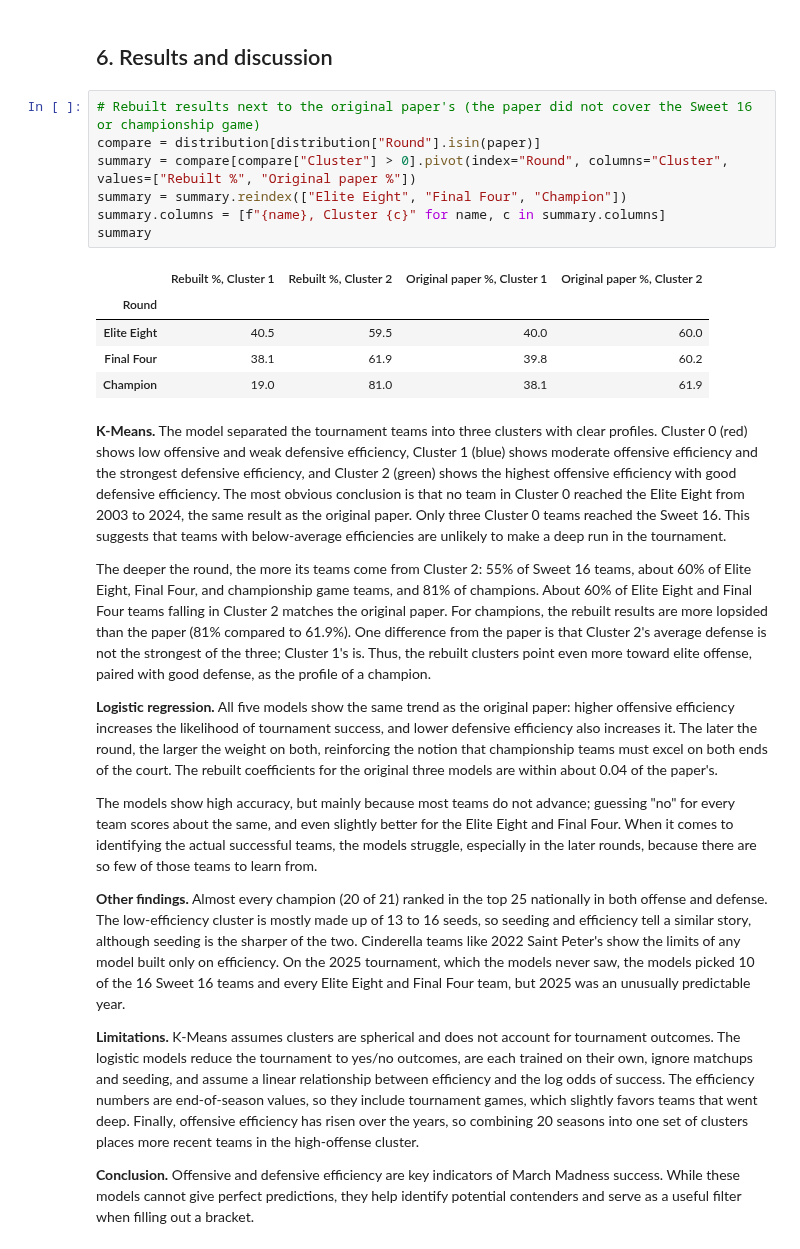
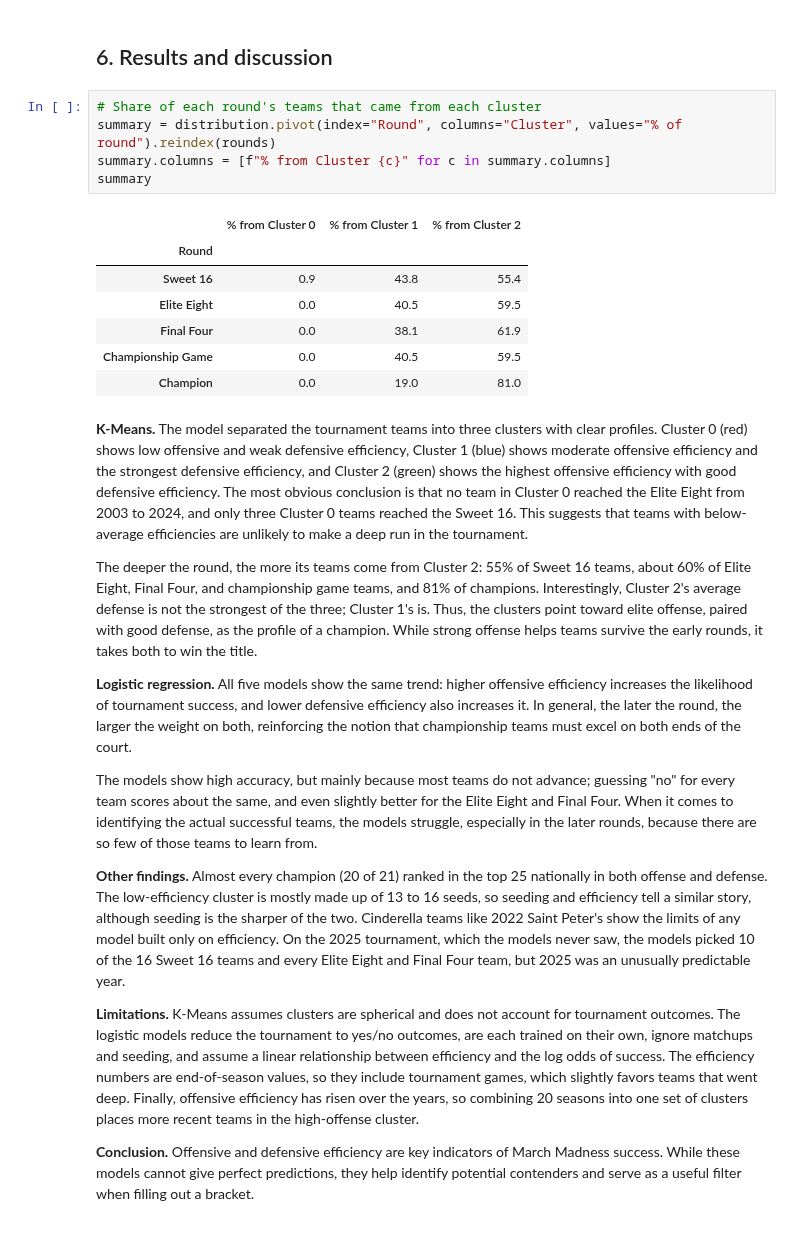
Before and after one commit to ColeDiGregorio/march-madness-analysis, a Jupyter notebook: march_madness.ipynb, the cells around one changed output. Cells and saved outputs as stored; diff of their text form.

```diff
--- a/march_madness.ipynb
+++ b/march_madness.ipynb
@@ -685,38 +653,37 @@ print("Average offensive efficiency of tournament teams:",
 Average offensive efficiency of tournament teams: {2003: 109.9, 2025: 116.2}
 # %% [markdown]
 ## 6. Results and discussion
-# %%
-# Rebuilt results next to the original paper's (the paper did not cover the Sweet 16 or championship game)
-compare = distribution[distribution["Round"].isin(paper)]
-summary = compare[compare["Cluster"] > 0].pivot(index="Round", columns="Cluster", values=["Rebuilt %", "Original paper %"])
-summary = summary.reindex(["Elite Eight", "Final Four", "Champion"])
-summary.columns = [f"{name}, Cluster {c}" for name, c in summary.columns]
-summary
-# %% [output]
-|  | Rebuilt %, Cluster 1 | Rebuilt %, Cluster 2 | Original paper %, Cluster 1 | Original paper %, Cluster 2 |
-| Round |  |  |  |  |
-| Elite Eight | 40.5 | 59.5 | 40.0 | 60.0 |
-| Final Four | 38.1 | 61.9 | 39.8 | 60.2 |
-| Champion | 19.0 | 81.0 | 38.1 | 61.9 |
+# %%
+# Share of each round's teams that came from each cluster
+summary = distribution.pivot(index="Round", columns="Cluster", values="% of round").reindex(rounds)
+summary.columns = [f"% from Cluster {c}" for c in summary.columns]
+summary
+# %% [output]
+|  | % from Cluster 0 | % from Cluster 1 | % from Cluster 2 |
+| Round |  |  |  |
+| Sweet 16 | 0.9 | 43.8 | 55.4 |
+| Elite Eight | 0.0 | 40.5 | 59.5 |
+| Final Four | 0.0 | 38.1 | 61.9 |
+| Championship Game | 0.0 | 40.5 | 59.5 |
+| Champion | 0.0 | 19.0 | 81.0 |
 # %% [markdown]
 **K-Means.** The model separated the tournament teams into three clusters with clear profiles. Cluster 0 (red)
 shows low offensive and weak defensive efficiency, Cluster 1 (blue) shows moderate offensive efficiency and the
 strongest defensive efficiency, and Cluster 2 (green) shows the highest offensive efficiency with good defensive
 efficiency. The most obvious conclusion is that no team in Cluster 0 reached the Elite Eight from 2003 to 2024,
-the same result as the original paper. Only three Cluster 0 teams reached the Sweet 16. This suggests that teams
-with below-average efficiencies are unlikely to make a deep run in the tournament.
+and only three Cluster 0 teams reached the Sweet 16. This suggests that teams with below-average efficiencies
+are unlikely to make a deep run in the tournament.
 
 The deeper the round, the more its teams come from Cluster 2: 55% of Sweet 16 teams, about 60% of Elite Eight,
-Final Four, and championship game teams, and 81% of champions. About 60% of Elite Eight and Final Four teams
-falling in Cluster 2 matches the original paper. For champions, the rebuilt results are more lopsided than the
-paper (81% compared to 61.9%). One difference from the paper is that Cluster 2's average defense is not the
-strongest of the three; Cluster 1's is. Thus, the rebuilt clusters point even more toward elite offense, paired
-with good defense, as the profile of a champion.
+Final Four, and championship game teams, and 81% of champions. Interestingly, Cluster 2's average defense is not
+the strongest of the three; Cluster 1's is. Thus, the clusters point toward elite offense, paired with good
+defense, as the profile of a champion. While strong offense helps teams survive the early rounds, it takes
+both to win the title.
 
-**Logistic regression.** All five models show the same trend as the original paper: higher offensive efficiency
-increases the likelihood of tournament success, and lower defensive efficiency also increases it. The later the
+**Logistic regression.** All five models show the same trend: higher offensive efficiency increases the
+likelihood of tournament success, and lower defensive efficiency also increases it. In general, the later the
 round, the larger the weight on both, reinforcing the notion that championship teams must excel on both ends of
-the court. The rebuilt coefficients for the original three models are within about 0.04 of the paper's.
+the court.
 
 The models show high accuracy, but mainly because most teams do not advance; guessing "no" for every team scores
 about the same, and even slightly better for the Elite Eight and Final Four. When it comes to identifying the actual successful teams, the models struggle, especially in the
```
Also changed, not shown: parts of 9 cells of this notebook, 4 other files.
